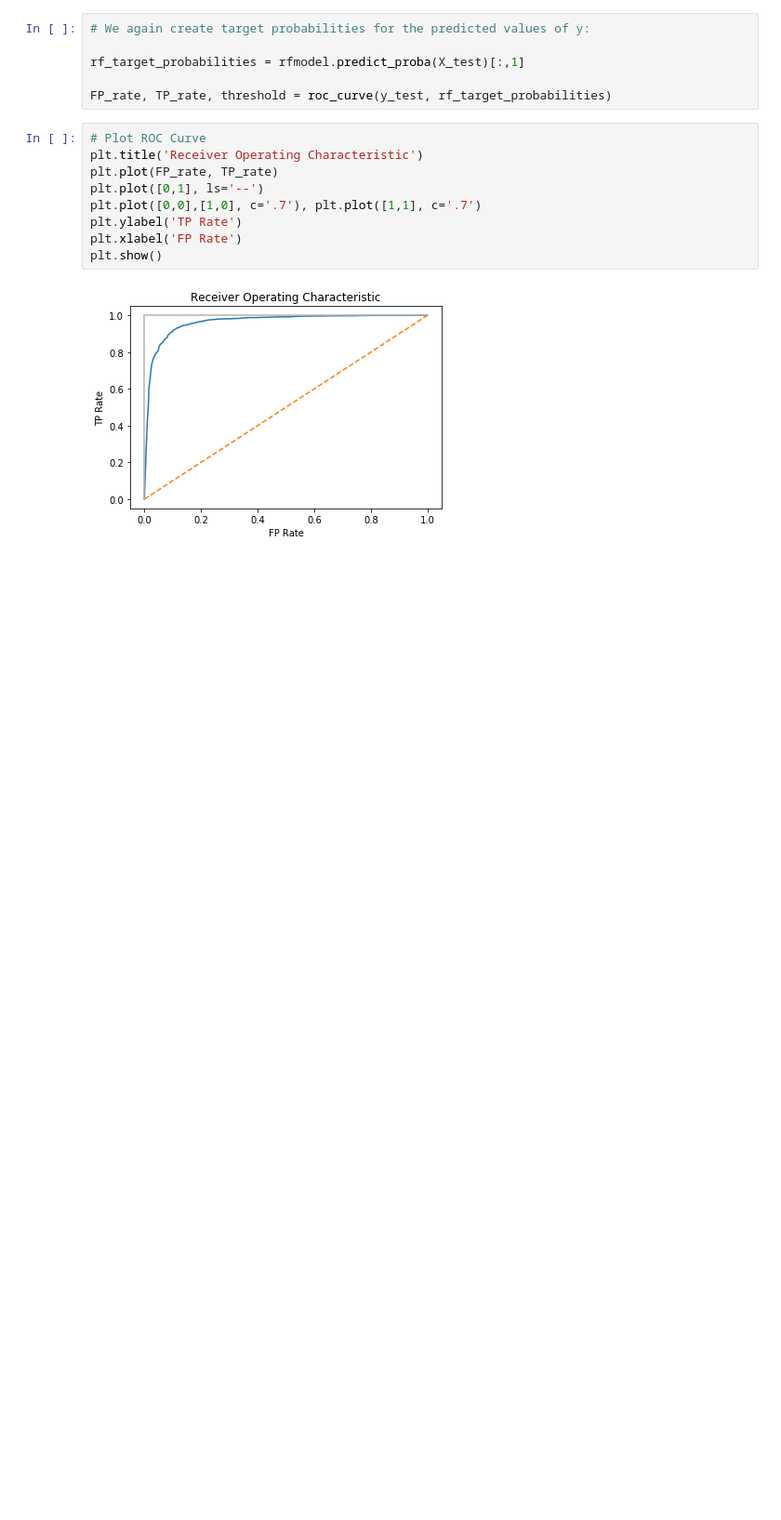
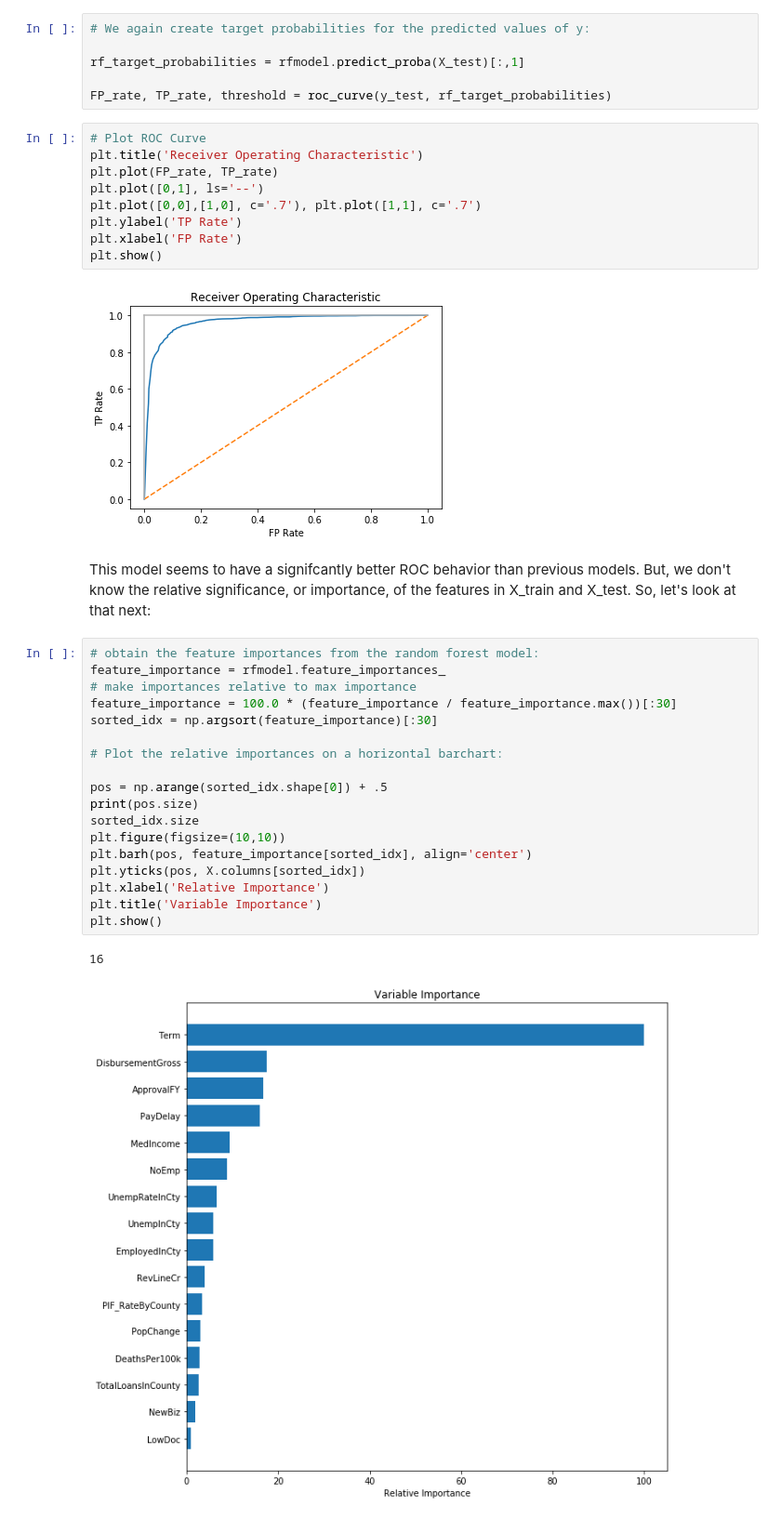
Before and after one commit to david-olivero/Loans-In-Colorado, a Jupyter notebook: LIC_Baseline_Classifier.ipynb, the cells around one changed output. Shown: that part at 93% size. Saved outputs shown, nothing was run; the diff lists cells and outputs as text; blank space fills up the shorter version.

Commit message:
Added feature importance barchart from initial random forest model.

```diff
--- a/LIC_Baseline_Classifier.ipynb
+++ b/LIC_Baseline_Classifier.ipynb
@@ -289,3 +289,26 @@ plt.xlabel('FP Rate')
 plt.show()
 # %% [output]
 [figure]
+# %% [markdown]
+This model seems to have a signifcantly better ROC behavior than previous models. But, we don't know the relative significance, or importance, of the features in X_train and X_test. So, let's look at that next:
+# %%
+# obtain the feature importances from the random forest model:
+feature_importance = rfmodel.feature_importances_
+# make importances relative to max importance
+feature_importance = 100.0 * (feature_importance / feature_importance.max())[:30]
+sorted_idx = np.argsort(feature_importance)[:30]
+
+# Plot the relative importances on a horizontal barchart:
+
+pos = np.arange(sorted_idx.shape[0]) + .5
+print(pos.size)
+sorted_idx.size
+plt.figure(figsize=(10,10))
+plt.barh(pos, feature_importance[sorted_idx], align='center')
+plt.yticks(pos, X.columns[sorted_idx])
+plt.xlabel('Relative Importance')
+plt.title('Variable Importance')
+plt.show()
+# %% [output]
+16
+[figure, added]
```
Also changed, not shown: parts of 1 cell of this notebook.
